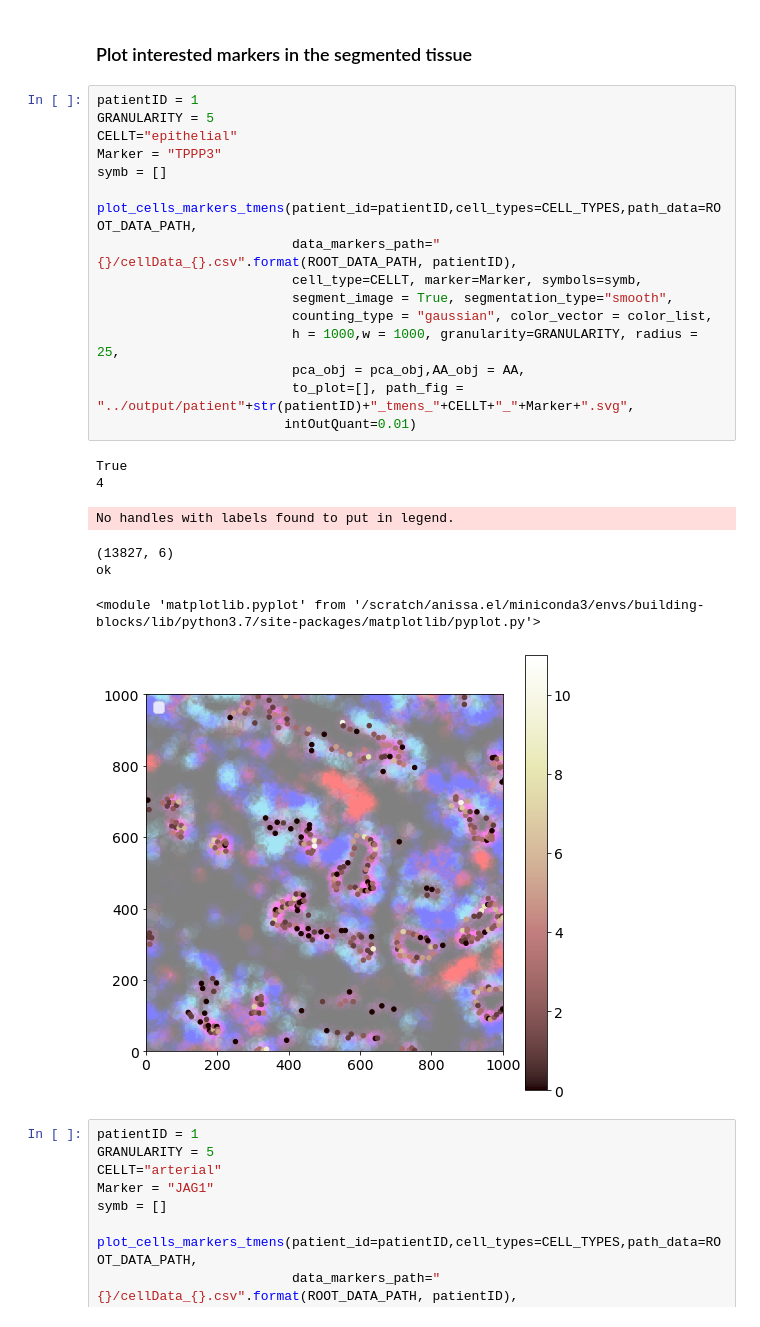
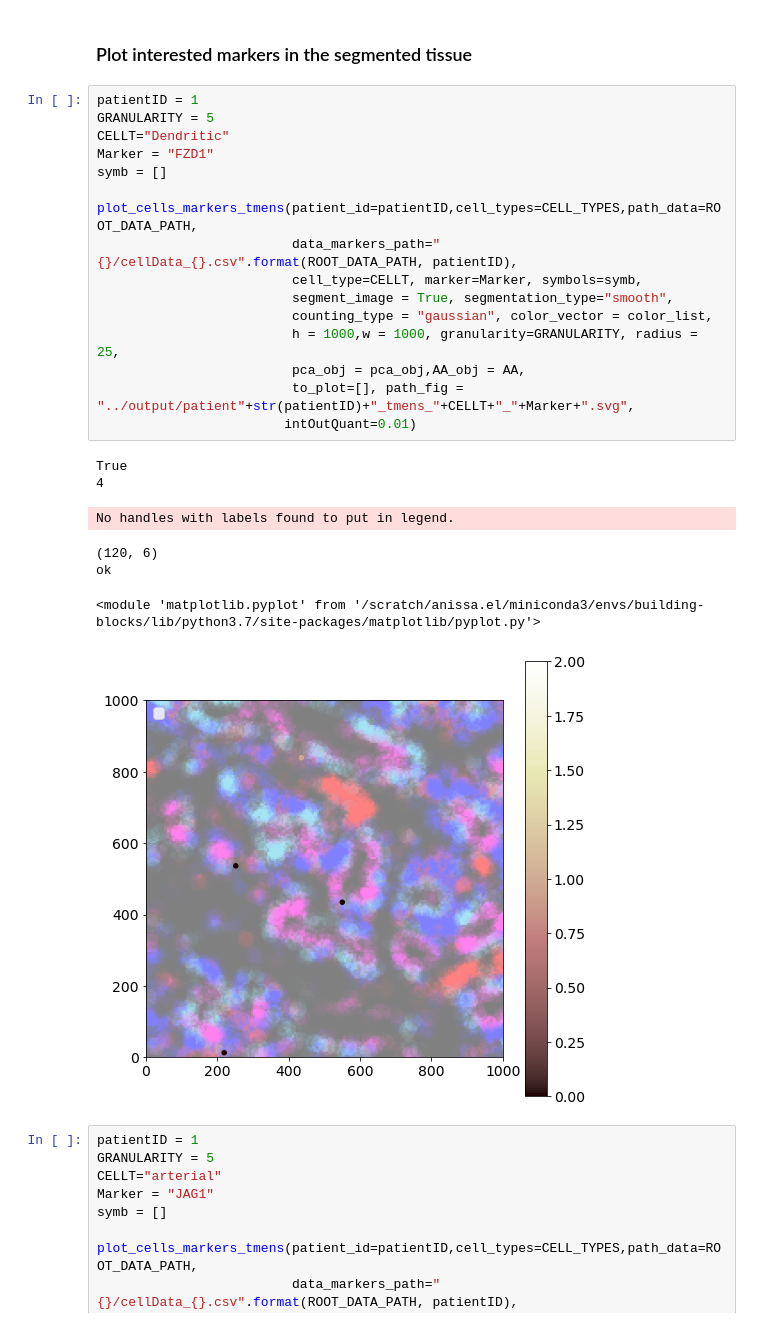
Before and after one commit to jhausserlab/NIPMAP, a Jupyter notebook: ISS_analysis/notebooks/archetype_analysis.ipynb, the cells around one changed output. Cells and saved outputs as stored; diff of their text form.

```diff
--- a/ISS_analysis/notebooks/archetype_analysis.ipynb
+++ b/ISS_analysis/notebooks/archetype_analysis.ipynb
@@ -239,27 +239,27 @@ plot_cells_positions(cell_data, CELL_TYPES, segment_image=True, counting_type='g
 # %%
 patientID = 1
 GRANULARITY = 5
-CELLT="epithelial"
-Marker = "TPPP3"
+CELLT="Dendritic"
+Marker = "FZD1"
 symb = []
 
 plot_cells_markers_tmens(patient_id=patientID,cell_types=CELL_TYPES,path_data=ROOT_DATA_PATH,
                          data_markers_path="{}/cellData_{}.csv".format(ROOT_DATA_PATH, patientID),
                          cell_type=CELLT, marker=Marker, symbols=symb,
                          segment_image = True, segmentation_type="smooth",
                          counting_type = "gaussian", color_vector = color_list,
                          h = 1000,w = 1000, granularity=GRANULARITY, radius = 25,
                          pca_obj = pca_obj,AA_obj = AA,
                          to_plot=[], path_fig = "../output/patient"+str(patientID)+"_tmens_"+CELLT+"_"+Marker+".svg",
                         intOutQuant=0.01)
 # %% [output]
 True
 4
 No handles with labels found to put in legend.
-(13827, 6)
+(120, 6)
 ok
 <module 'matplotlib.pyplot' from '/scratch/anissa.el/miniconda3/envs/building-blocks/lib/python3.7/site-packages/matplotlib/pyplot.py'>
-[figure, old version]
+[figure, new version]
 # %%
 patientID = 1
 GRANULARITY = 5
```
Also changed, not shown: parts of 5 cells of this notebook, 25 other files.
